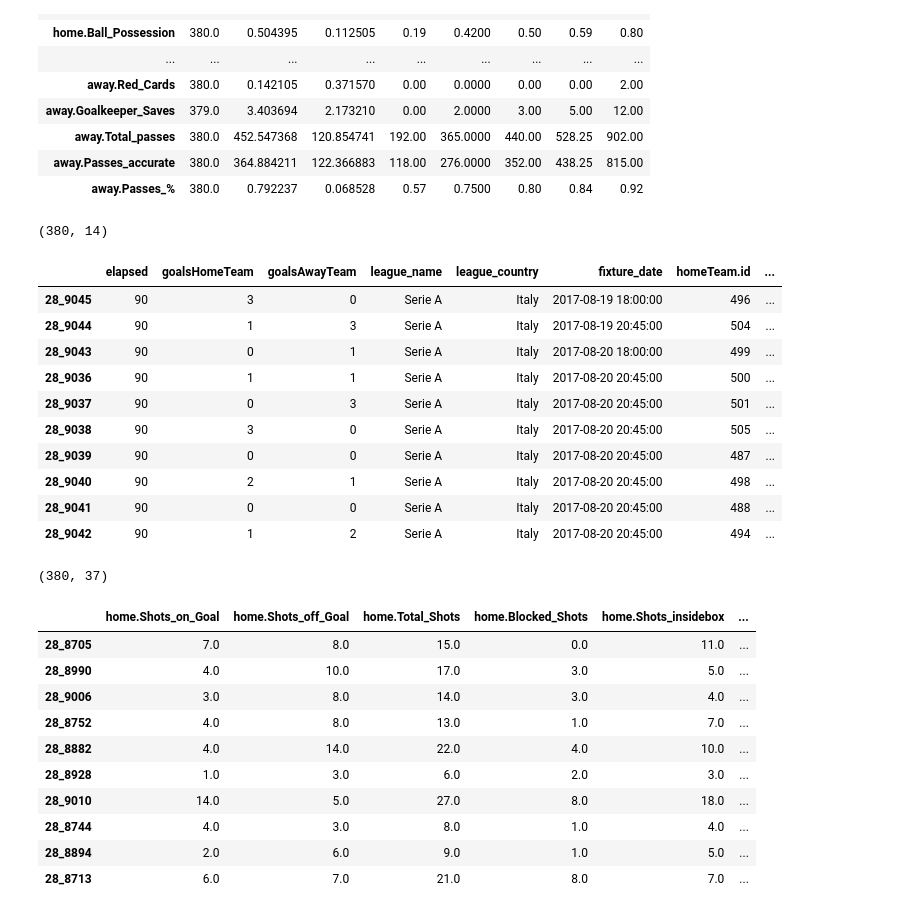
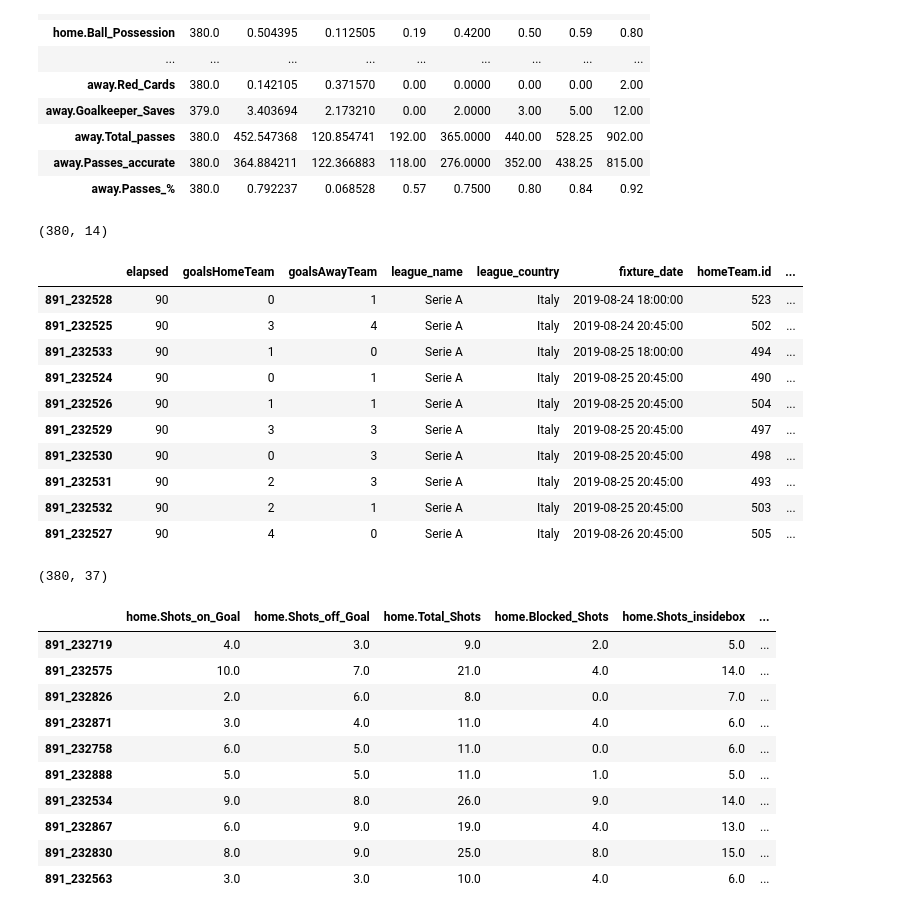
Before and after one commit to MatteoFelici/football, a Jupyter notebook: analyze_season.ipynb, the cells around one changed output. Cells and saved outputs as stored; diff of their text form; code cells hidden in the pictures.

```diff
--- a/analyze_season.ipynb
+++ b/analyze_season.ipynb
@@ -76,7 +168,7 @@ serie_a_pl.describe().T
 # %%
-path = './data/fixture_stats/28-Serie_A-IT-2017/'
+path = './data/fixture_stats/891-Serie_A-IT-2019/'
 
 processer = LeagueData()
 
-serie_a_fix = processer.process_fixtures(path)
+fixtures = processer.process_fixtures(path)
 # %% [output]
@@ -134,44 +226,45 @@ serie_a_fix.describe().T
 | away.Passes_accurate | 380.0 | 364.884211 | 122.366883 | 118.00 | 276.0000 | 352.00 | 438.25 | 815.00 |
 | away.Passes_% | 380.0 | 0.792237 | 0.068528 | 0.57 | 0.7500 | 0.80 | 0.84 | 0.92 |
 # %%
-serie_a_league = processer.process_league('./data/fixtures/fixtures_28.json')
+league = processer.process_league('./data/fixtures/fixtures_891.json')
 
-print(serie_a_league.shape)
-serie_a_league.head(10)
+print(league.shape)
+league.head(10)
 # %% [output]
 (380, 14)
 |  | elapsed | goalsHomeTeam | goalsAwayTeam | league_name | league_country | fixture_date | homeTeam.id | ... |
-| 28_9045 | 90 | 3 | 0 | Serie A | Italy | 2017-08-19 18:00:00 | 496 | ... |
-| 28_9044 | 90 | 1 | 3 | Serie A | Italy | 2017-08-19 20:45:00 | 504 | ... |
-| 28_9043 | 90 | 0 | 1 | Serie A | Italy | 2017-08-20 18:00:00 | 499 | ... |
-| 28_9036 | 90 | 1 | 1 | Serie A | Italy | 2017-08-20 20:45:00 | 500 | ... |
-| 28_9037 | 90 | 0 | 3 | Serie A | Italy | 2017-08-20 20:45:00 | 501 | ... |
-| 28_9038 | 90 | 3 | 0 | Serie A | Italy | 2017-08-20 20:45:00 | 505 | ... |
-| 28_9039 | 90 | 0 | 0 | Serie A | Italy | 2017-08-20 20:45:00 | 487 | ... |
-| 28_9040 | 90 | 2 | 1 | Serie A | Italy | 2017-08-20 20:45:00 | 498 | ... |
-| 28_9041 | 90 | 0 | 0 | Serie A | Italy | 2017-08-20 20:45:00 | 488 | ... |
-| 28_9042 | 90 | 1 | 2 | Serie A | Italy | 2017-08-20 20:45:00 | 494 | ... |
+| 891_232528 | 90 | 0 | 1 | Serie A | Italy | 2019-08-24 18:00:00 | 523 | ... |
+| 891_232525 | 90 | 3 | 4 | Serie A | Italy | 2019-08-24 20:45:00 | 502 | ... |
+| 891_232533 | 90 | 1 | 0 | Serie A | Italy | 2019-08-25 18:00:00 | 494 | ... |
+| 891_232524 | 90 | 0 | 1 | Serie A | Italy | 2019-08-25 20:45:00 | 490 | ... |
+| 891_232526 | 90 | 1 | 1 | Serie A | Italy | 2019-08-25 20:45:00 | 504 | ... |
+| 891_232529 | 90 | 3 | 3 | Serie A | Italy | 2019-08-25 20:45:00 | 497 | ... |
+| 891_232530 | 90 | 0 | 3 | Serie A | Italy | 2019-08-25 20:45:00 | 498 | ... |
+| 891_232531 | 90 | 2 | 3 | Serie A | Italy | 2019-08-25 20:45:00 | 493 | ... |
+| 891_232532 | 90 | 2 | 1 | Serie A | Italy | 2019-08-25 20:45:00 | 503 | ... |
+| 891_232527 | 90 | 4 | 0 | Serie A | Italy | 2019-08-26 20:45:00 | 505 | ... |
 # %%
-serie_a_league['ids'] = serie_a_league.index.str.split('_')
-serie_a_league['fixture_id'] = serie_a_league['ids'].apply(lambda x: int(x[1]))
+# Extract feature index to join league and fixture tables
+league['ids'] = league.index.str.split('_')
+league['fixture_id'] = league['ids'].apply(lambda x: int(x[1]))
 
-serie_a_fix = pd.merge(serie_a_fix,
-                       serie_a_league[['goalsHomeTeam', 'goalsAwayTeam', 'homeTeam.id', 'awayTeam.id', 'fixture_id']],
-                       left_index=True, right_on='fixture_id')
+fixtures_league = pd.merge(fixtures,
+                           league[['goalsHomeTeam', 'goalsAwayTeam', 'homeTeam.id', 'awayTeam.id', 'fixture_id']],
+                           left_index=True, right_on='fixture_id')
 
-print(serie_a_fix.shape)
-serie_a_fix.head(10)
+print(fixtures_league.shape)
+fixtures_league.head(10)
 # %% [output]
 (380, 37)
 |  | home.Shots_on_Goal | home.Shots_off_Goal | home.Total_Shots | home.Blocked_Shots | home.Shots_insidebox | ... |
-| 28_8705 | 7.0 | 8.0 | 15.0 | 0.0 | 11.0 | ... |
-| 28_8990 | 4.0 | 10.0 | 17.0 | 3.0 | 5.0 | ... |
-| 28_9006 | 3.0 | 8.0 | 14.0 | 3.0 | 4.0 | ... |
-| 28_8752 | 4.0 | 8.0 | 13.0 | 1.0 | 7.0 | ... |
-| 28_8882 | 4.0 | 14.0 | 22.0 | 4.0 | 10.0 | ... |
-| 28_8928 | 1.0 | 3.0 | 6.0 | 2.0 | 3.0 | ... |
-| 28_9010 | 14.0 | 5.0 | 27.0 | 8.0 | 18.0 | ... |
-| 28_8744 | 4.0 | 3.0 | 8.0 | 1.0 | 4.0 | ... |
-| 28_8894 | 2.0 | 6.0 | 9.0 | 1.0 | 5.0 | ... |
-| 28_8713 | 6.0 | 7.0 | 21.0 | 8.0 | 7.0 | ... |
+| 891_232719 | 4.0 | 3.0 | 9.0 | 2.0 | 5.0 | ... |
+| 891_232575 | 10.0 | 7.0 | 21.0 | 4.0 | 14.0 | ... |
+| 891_232826 | 2.0 | 6.0 | 8.0 | 0.0 | 7.0 | ... |
+| 891_232871 | 3.0 | 4.0 | 11.0 | 4.0 | 6.0 | ... |
+| 891_232758 | 6.0 | 5.0 | 11.0 | 0.0 | 6.0 | ... |
+| 891_232888 | 5.0 | 5.0 | 11.0 | 1.0 | 5.0 | ... |
+| 891_232534 | 9.0 | 8.0 | 26.0 | 9.0 | 14.0 | ... |
+| 891_232867 | 6.0 | 9.0 | 19.0 | 4.0 | 13.0 | ... |
+| 891_232830 | 8.0 | 9.0 | 25.0 | 8.0 | 15.0 | ... |
+| 891_232563 | 3.0 | 3.0 | 10.0 | 4.0 | 6.0 | ... |
 # %%
```
Also changed, not shown: parts of 25 cells of this notebook, 1 other file.
